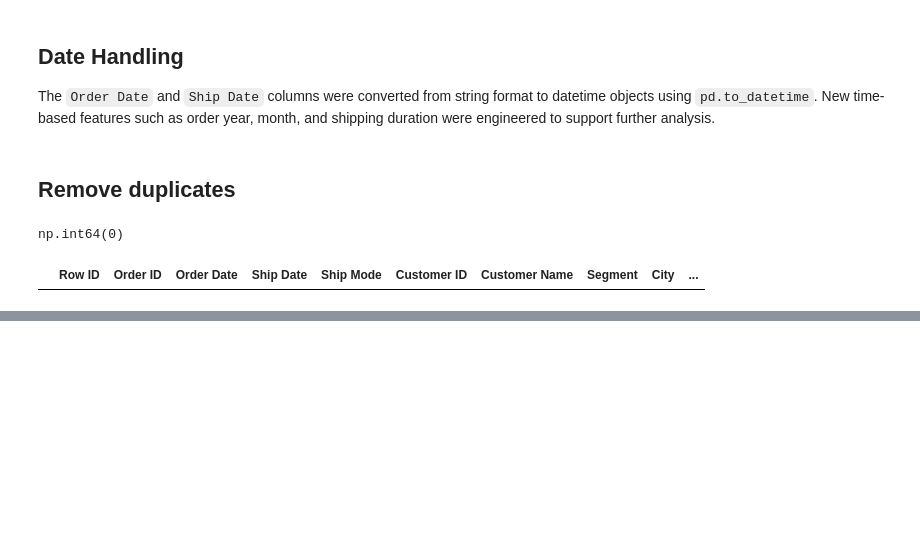
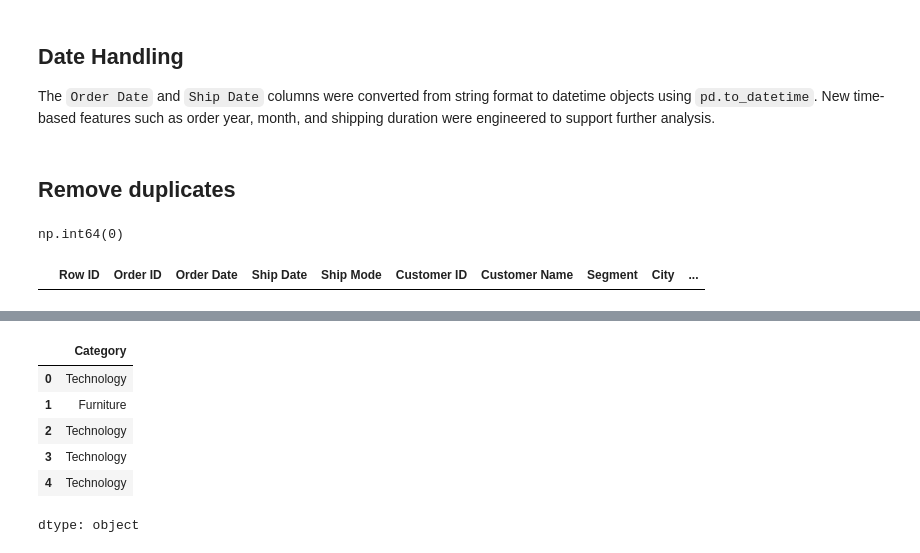
Before and after one commit to EBNyame/Global-Sales-Data-Analysis-using-Pandas-NumPy, a Jupyter notebook: data/sales_analysis.ipynb, the cells around one changed output, grey strips where cells are left out. Saved outputs shown, nothing was run; the diff lists cells and outputs as text; code cells hidden in the pictures; blank space fills up the shorter version.

```diff
--- a/data/sales_analysis.ipynb
+++ b/data/sales_analysis.ipynb
@@ -286,0 +320,10 @@ df[df.duplicated()].head()
+# %%
+df['Category'].head()
+# %% [output]
+|  | Category |
+| 0 | Technology |
+| 1 | Furniture |
+| 2 | Technology |
+| 3 | Technology |
+| 4 | Technology |
+dtype: object
```
Also changed, not shown: parts of 12 cells of this notebook.
